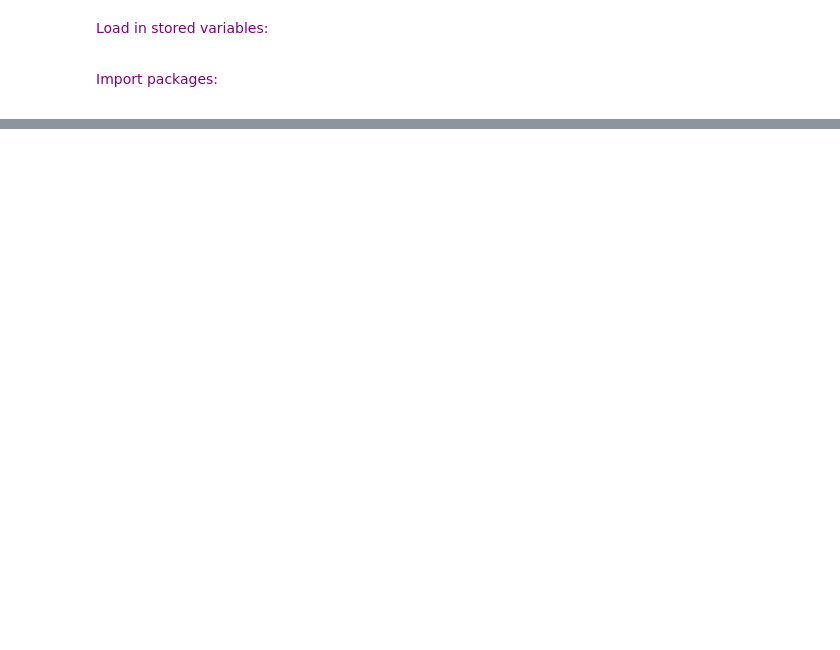
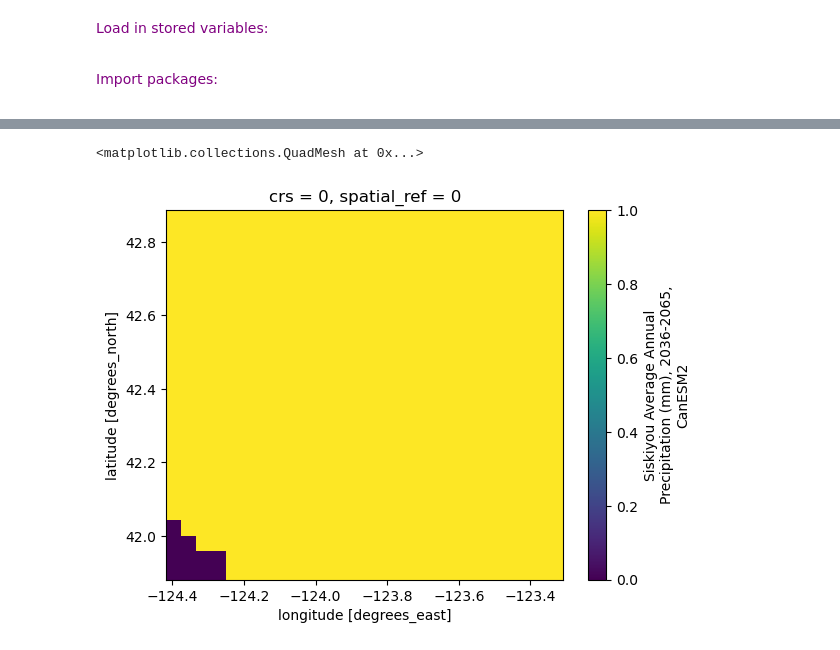
Before and after one commit to earthlab-education/habitat-suitability-hanried, a Jupyter notebook: notebooks/04-fuzzy-logic-model.ipynb, the cells around one changed output, grey strips where cells are left out. Drawn from its saved outputs; the diff is of its cells as text; code cells hidden in the pictures; blank space fills up the shorter version.

```diff
--- a/notebooks/04-fuzzy-logic-model.ipynb
+++ b/notebooks/04-fuzzy-logic-model.ipynb
@@ -82,0 +97,7 @@ import xarray as xr
+# %%
+# use 'bitwise and' to see suitability of min and max precip values together
+precip_suit = ((reproj_ave_annual_pr_das[0] > 508) & (reproj_ave_annual_pr_das[0] < 5080))
+precip_suit.plot()
+# %% [output]
+<matplotlib.collections.QuadMesh at 0x...>
+[figure, added]
```
Also changed, not shown: parts of 13 cells of this notebook.
